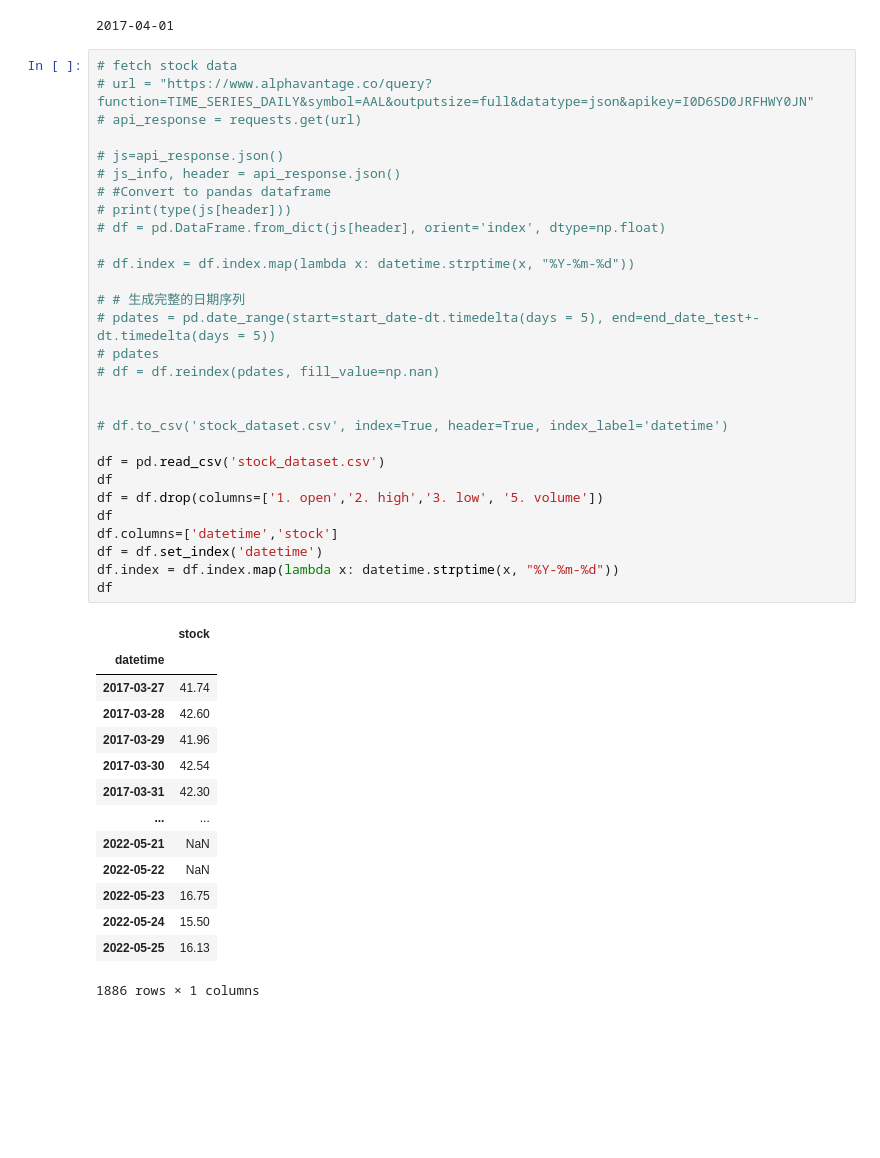
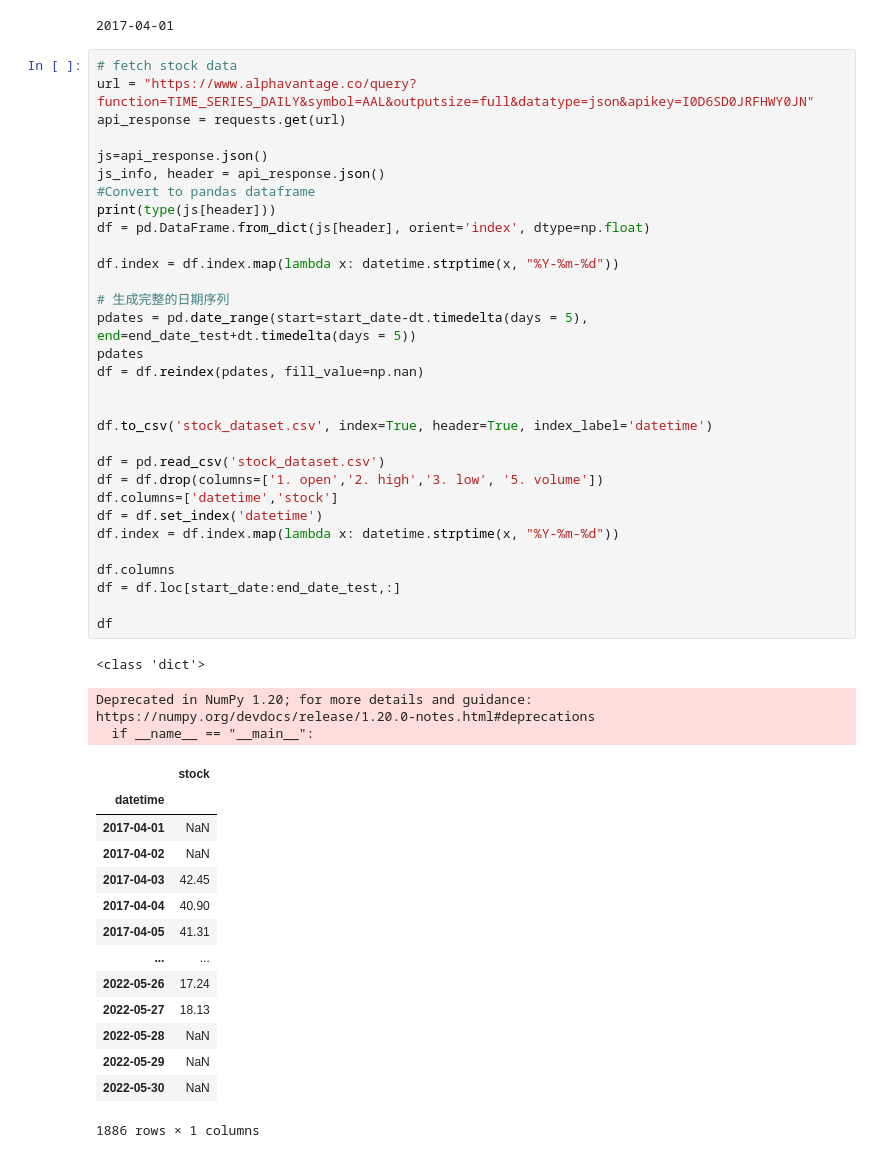
Before and after one commit to Heng-Jin/UCL_ELEC0136_assignment, a Jupyter notebook: main.ipynb, the cells around one changed output. Drawn from its saved outputs; the diff is of its cells as text; blank space fills up the shorter version.

Commit message:
finish task 3/4 and auxiliary data

```diff
--- a/main.ipynb
+++ b/main.ipynb
@@ -16,48 +21,53 @@ print(start_date)
 2017-04-01
 # %%
 # fetch stock data
-# url = "https://www.alphavantage.co/query?function=TIME_SERIES_DAILY&symbol=AAL&outputsize=full&datatype=json&apikey=I0D6SD0JRFHWY0JN"
-# api_response = requests.get(url)
+url = "https://www.alphavantage.co/query?function=TIME_SERIES_DAILY&symbol=AAL&outputsize=full&datatype=json&apikey=I0D6SD0JRFHWY0JN"
+api_response = requests.get(url)
 
-# js=api_response.json()
-# js_info, header = api_response.json()
-# #Convert to pandas dataframe
-# print(type(js[header]))
-# df = pd.DataFrame.from_dict(js[header], orient='index', dtype=np.float)
+js=api_response.json()
+js_info, header = api_response.json()
+#Convert to pandas dataframe
+print(type(js[header]))
+df = pd.DataFrame.from_dict(js[header], orient='index', dtype=np.float)
 
-# df.index = df.index.map(lambda x: datetime.strptime(x, "%Y-%m-%d"))
+df.index = df.index.map(lambda x: datetime.strptime(x, "%Y-%m-%d"))
 
-# # 生成完整的日期序列
-# pdates = pd.date_range(start=start_date-dt.timedelta(days = 5), end=end_date_test+-dt.timedelta(days = 5))
-# pdates
-# df = df.reindex(pdates, fill_value=np.nan)
+# 生成完整的日期序列
+pdates = pd.date_range(start=start_date-dt.timedelta(days = 5), end=end_date_test+dt.timedelta(days = 5))
+pdates
+df = df.reindex(pdates, fill_value=np.nan)
 
 
-# df.to_csv('stock_dataset.csv', index=True, header=True, index_label='datetime')
+df.to_csv('stock_dataset.csv', index=True, header=True, index_label='datetime')
 
 df = pd.read_csv('stock_dataset.csv')
-df
 df = df.drop(columns=['1. open','2. high','3. low', '5. volume'])
-df
 df.columns=['datetime','stock']
 df = df.set_index('datetime')
 df.index = df.index.map(lambda x: datetime.strptime(x, "%Y-%m-%d"))
+
+df.columns
+df = df.loc[start_date:end_date_test,:]
+
 df
 # %% [output]
+<class 'dict'>
+Deprecated in NumPy 1.20; for more details and guidance: https://numpy.org/devdocs/release/1.20.0-notes.html#deprecations
+  if __name__ == "__main__":
 |  | stock |
 | datetime |  |
-| 2017-03-27 | 41.74 |
-| 2017-03-28 | 42.60 |
-| 2017-03-29 | 41.96 |
-| 2017-03-30 | 42.54 |
-| 2017-03-31 | 42.30 |
+| 2017-04-01 | NaN |
+| 2017-04-02 | NaN |
+| 2017-04-03 | 42.45 |
+| 2017-04-04 | 40.90 |
+| 2017-04-05 | 41.31 |
 | ... | ... |
-| 2022-05-21 | NaN |
-| 2022-05-22 | NaN |
-| 2022-05-23 | 16.75 |
-| 2022-05-24 | 15.50 |
-| 2022-05-25 | 16.13 |
+| 2022-05-26 | 17.24 |
+| 2022-05-27 | 18.13 |
+| 2022-05-28 | NaN |
+| 2022-05-29 | NaN |
+| 2022-05-30 | NaN |
-1886 rows × 1 columns
+1886 rows × 1 columns
 # %%
 # interpolation
 # df_ = df.interpolate(method='linear',limit_direction='both',axis=0)
```
Also changed, not shown: parts of 38 cells of this notebook, 4 other files.
